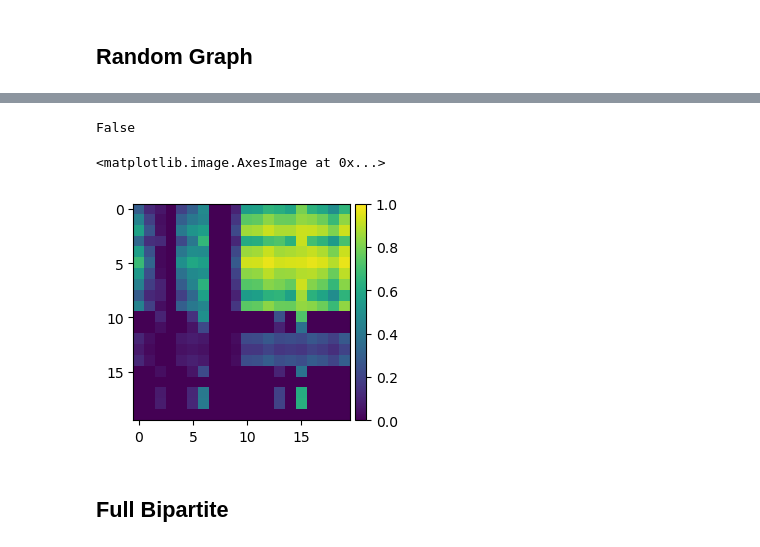
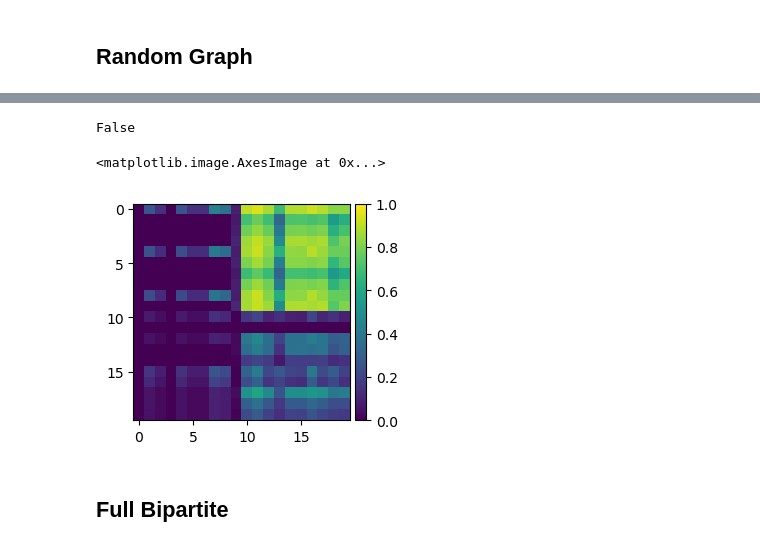
Before and after one commit to danizil/PieClam, a Jupyter notebook: experiments/bipartite.ipynb, the cells around one changed output, grey strips where cells are left out. Drawn from its saved outputs; the diff is of its cells as text; code cells hidden in the pictures.

```diff
--- a/experiments/bipartite.ipynb
+++ b/experiments/bipartite.ipynb
@@ -34,8 +34,8 @@ Graph has self loops
 
 config_triplets = [
     ['clamiter_init', 'dim_feat', 4],
-     ['feat_opt', 'n_iter', 15000],
-     ['feat_opt', 'lr', 0.0001],
+     ['feat_opt', 'n_iter', 10000],
+     ['feat_opt', 'lr', 0.0002],
 ]
 
 trainer = dTrainer(dataset=bipart_dir,
@@ -43,8 +43,7 @@ trainer = dTrainer(dataset=bipart_dir,
                               device='cpu',
                               config_triplets_to_change=config_triplets)
 losses, acc_test, acc_val = trainer.train(plot_every=-1)
-#todo: there is probably some problem with the lightcone regularization. the loss goes crazy
-#todo: lets do the feature plotting to see if there is sanity. maybe the prior can hold them... lets do the feature plot
+#todo: mayeb the regularization works bad? lightcone seems correct...
 # %% [output]
 /Users/danielzilberg/Documents/Learned_Graphon/ICML_PieClam_020425/trainer_directed.py:155:::
 
@@ -85,13 +84,12 @@ took 19.87539291381836 seconds
 # %%
 print(trainer.data.is_undirected())
-w = get_prob_graph(trainer.data, lorenz=True)
-w.T == w
+w = get_prob_graph(trainer.data, lorenz=trainer.lorenz)
 plot_adj(w, colorbar=True)
 #! Losses go down after some point. maybe problem with lightcone?
 # %% [output]
 False
 <matplotlib.image.AxesImage at 0x...>
-[figure, old version]
+[figure, new version]
 # %% [markdown]
 ## Full Bipartite
 # %%
```
Also changed, not shown: parts of 4 cells of this notebook, 1 other file.
